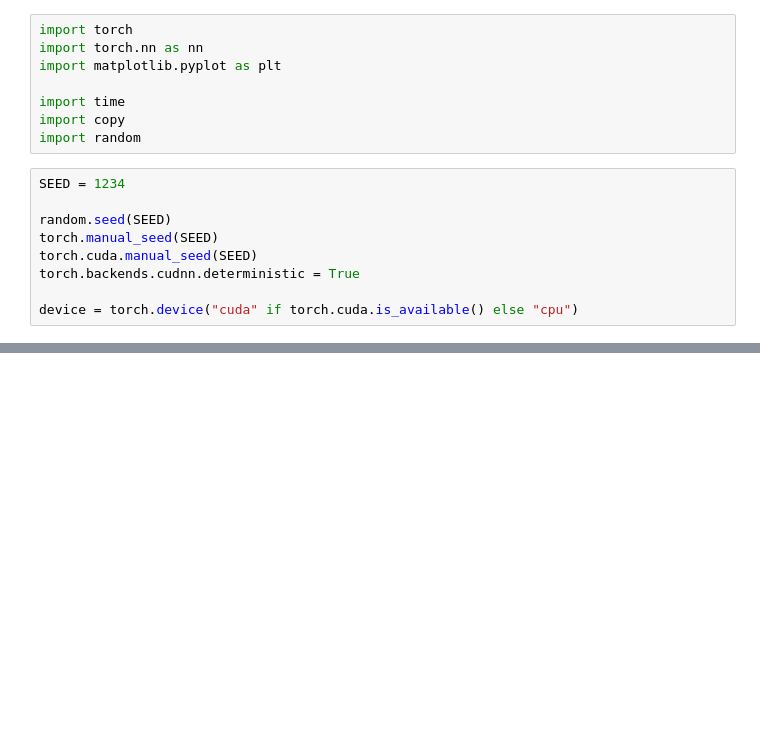
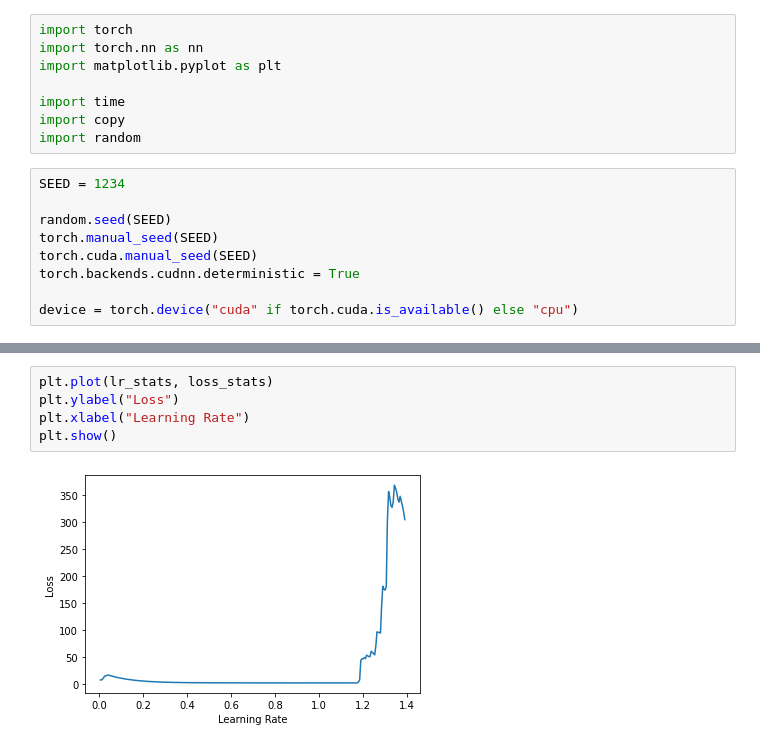
Before and after one commit to ab7289-tandon-nyu/csgy6953_DeepLearning_Midterm, a Jupyter notebook: notebooks/lr_range_test.ipynb, the cells around one changed output, grey strips where cells are left out. Drawn from its saved outputs; the diff is of its cells as text; blank space fills up the shorter version.

```diff
--- a/notebooks/lr_range_test.ipynb
+++ b/notebooks/lr_range_test.ipynb
@@ -136,0 +162,7 @@ for i in range(EPOCHS):
+# %%
+plt.plot(lr_stats, loss_stats)
+plt.ylabel("Loss")
+plt.xlabel("Learning Rate")
+plt.show()
+# %% [output]
+[figure, added]
```
Also changed, not shown: parts of 11 cells of this notebook.
